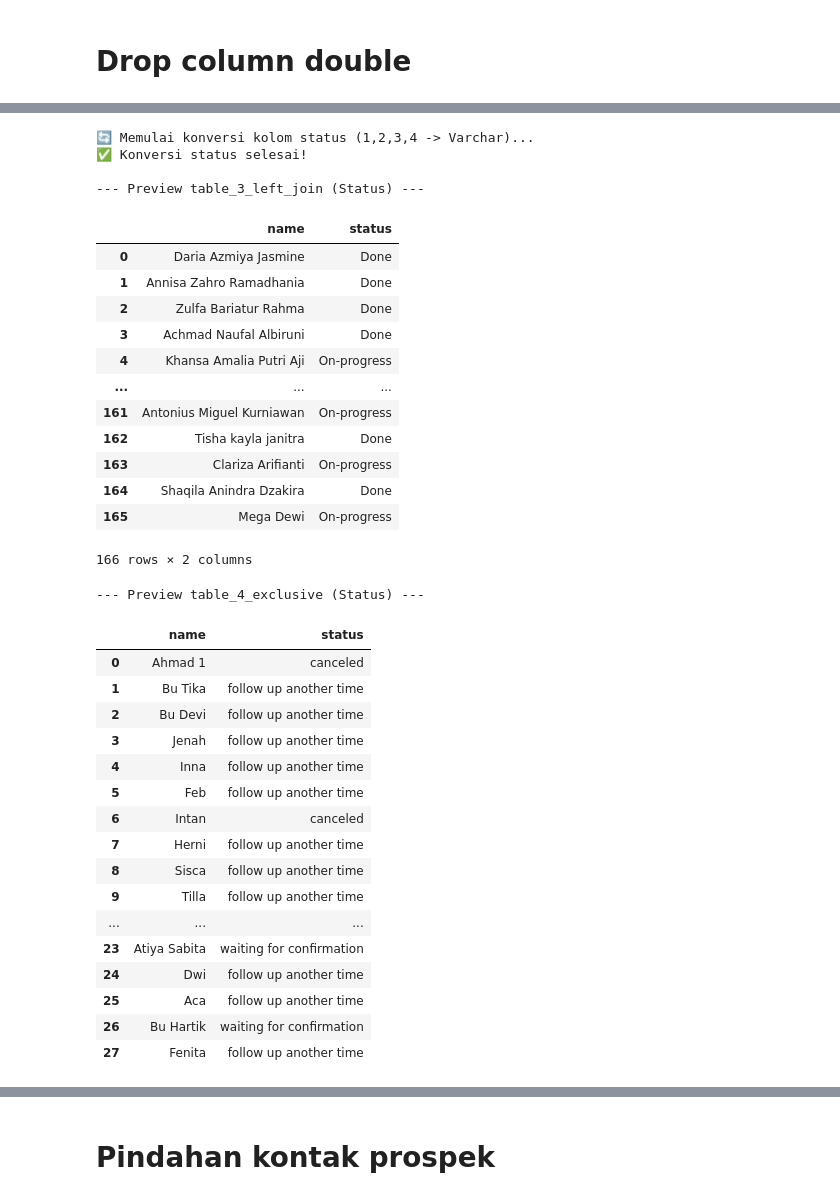
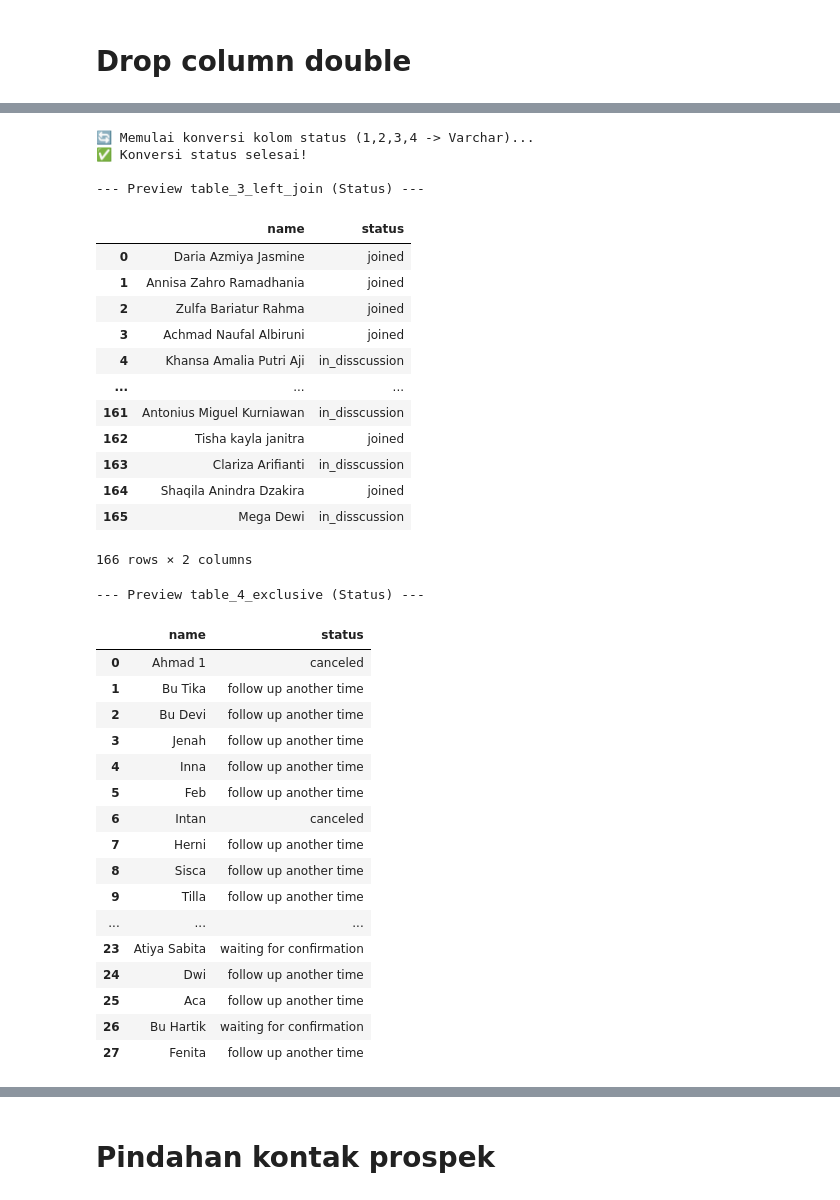
Before and after one commit to umamhaniff/DB_Migration_Leap, a Jupyter notebook: fase_3/script_cimut.ipynb, the cells around one changed output, grey strips where cells are left out. Drawn from its saved outputs; the diff is of its cells as text; code cells hidden in the pictures.

Commit message:
resti done revisi

```diff
--- a/fase_3/script_cimut.ipynb
+++ b/fase_3/script_cimut.ipynb
@@ -685,7 +685,8 @@ def resolusi_konflik_interaktif_autosave(df, nama_tabel):
         'jenis_test': ['jenis_test_form', 'jenis_test_admin'],
         'tanggal_trial': ['tgl_trial', 'trial_date'],
         'tanggal_pembayaran': ['tanggal_pembayaran', 'tglbayar_date'],
-        'created_at': ['created_at_form', 'created_at_admin']
+        'created_at': ['created_at_form', 'created_at_admin'],
+        'diterima_dikelas': ['diterima', 'diterima_dikelas']
     }
 
     # PROSES RESOLUSI
@@ -917,7 +918,7 @@ kolom_untuk_dibuang = [
     # Status
     'status_form', 'status_admin',
     # Tanggal
-    'tgl_trial', 'trial_date', 'tglbayar_date',
+    'tgl_trial', 'trial_date', 'tglbayar_date', 'diterima',
     'created_at_form', 'created_at_admin'
 ]
 
@@ -1041,48 +1042,48 @@ None
 print("🔄 Memulai konversi kolom status (1,2,3,4 -> Varchar)...")
 
 # 1. Buat Kamus/Mapping Status
 # Silakan ubah teks di sebelah kanan titik dua (:) sesuai kebutuhanmu
 mapping_status = {
 
-    '1': 'Done',
-    '2': 'Canceled',
-    '3': 'Follow Up',
-    '0': 'On-progress'
+    '1': 'joined',
+    '2': 'no_response',
+    '3': 'follow_up_later',
+    '0': 'in_disscussion'
 }
 
 # 2. Terapkan (Replace) ke table_3_left_join
 if 'status' in table_3_left_join.columns:
     table_3_left_join['status'] = table_3_left_join['status'].replace(mapping_status)
 
 # 3. Terapkan (Replace) ke table_4_exclusive
 if 'status' in table_4_exclusive.columns:
     table_4_exclusive['status'] = table_4_exclusive['status'].replace(mapping_status)
 
 print("✅ Konversi status selesai!")
 
 # Intip hasilnya
 print("\n--- Preview table_3_left_join (Status) ---")
 display(table_3_left_join[['name', 'status']])
 
 print("\n--- Preview table_4_exclusive (Status) ---")
 display(table_4_exclusive[['name', 'status']])
 # %% [output]
 🔄 Memulai konversi kolom status (1,2,3,4 -> Varchar)...
 ✅ Konversi status selesai!
 
 --- Preview table_3_left_join (Status) ---
 |  | name | status |
-| 0 | Daria Azmiya Jasmine | Done |
-| 1 | Annisa Zahro Ramadhania | Done |
-| 2 | Zulfa Bariatur Rahma | Done |
-| 3 | Achmad Naufal Albiruni | Done |
-| 4 | Khansa Amalia Putri Aji | On-progress |
+| 0 | Daria Azmiya Jasmine | joined |
+| 1 | Annisa Zahro Ramadhania | joined |
+| 2 | Zulfa Bariatur Rahma | joined |
+| 3 | Achmad Naufal Albiruni | joined |
+| 4 | Khansa Amalia Putri Aji | in_disscussion |
 | ... | ... | ... |
-| 161 | Antonius Miguel Kurniawan | On-progress |
-| 162 | Tisha kayla janitra | Done |
-| 163 | Clariza Arifianti | On-progress |
-| 164 | Shaqila Anindra Dzakira | Done |
-| 165 | Mega Dewi | On-progress |
+| 161 | Antonius Miguel Kurniawan | in_disscussion |
+| 162 | Tisha kayla janitra | joined |
+| 163 | Clariza Arifianti | in_disscussion |
+| 164 | Shaqila Anindra Dzakira | joined |
+| 165 | Mega Dewi | in_disscussion |
 166 rows × 2 columns
 --- Preview table_4_exclusive (Status) ---
 |  | name | status |
```
Also changed, not shown: parts of 22 cells of this notebook, 7 other files.
